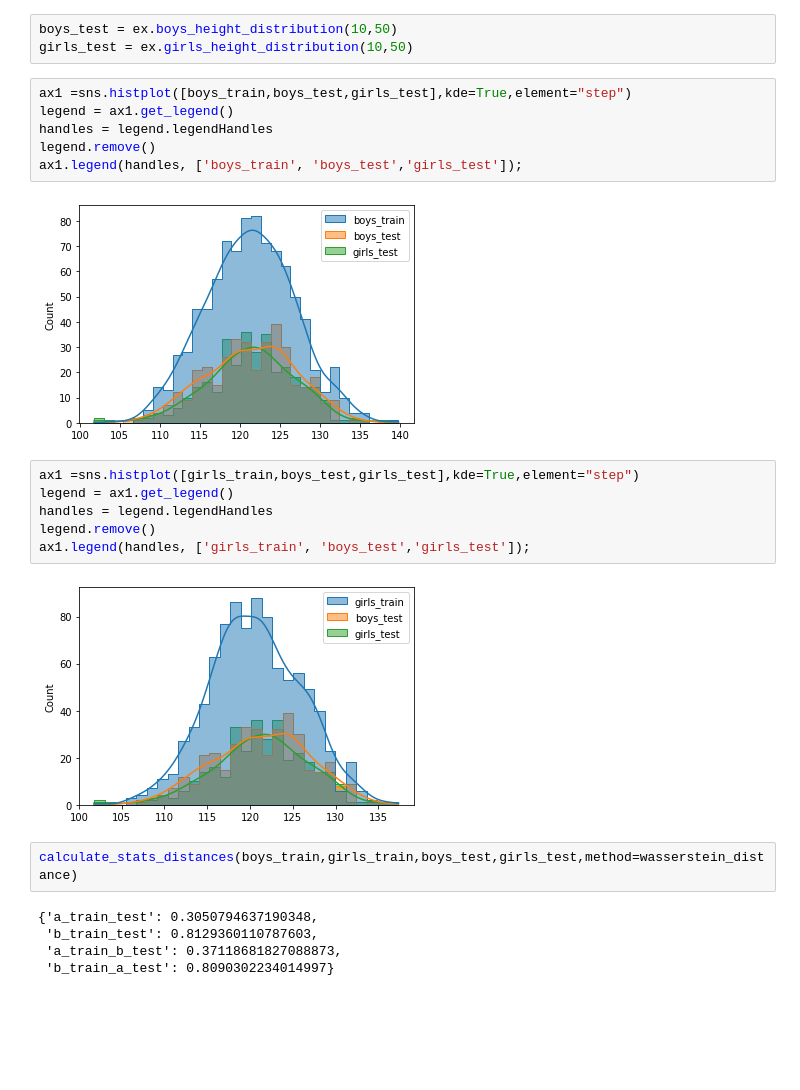
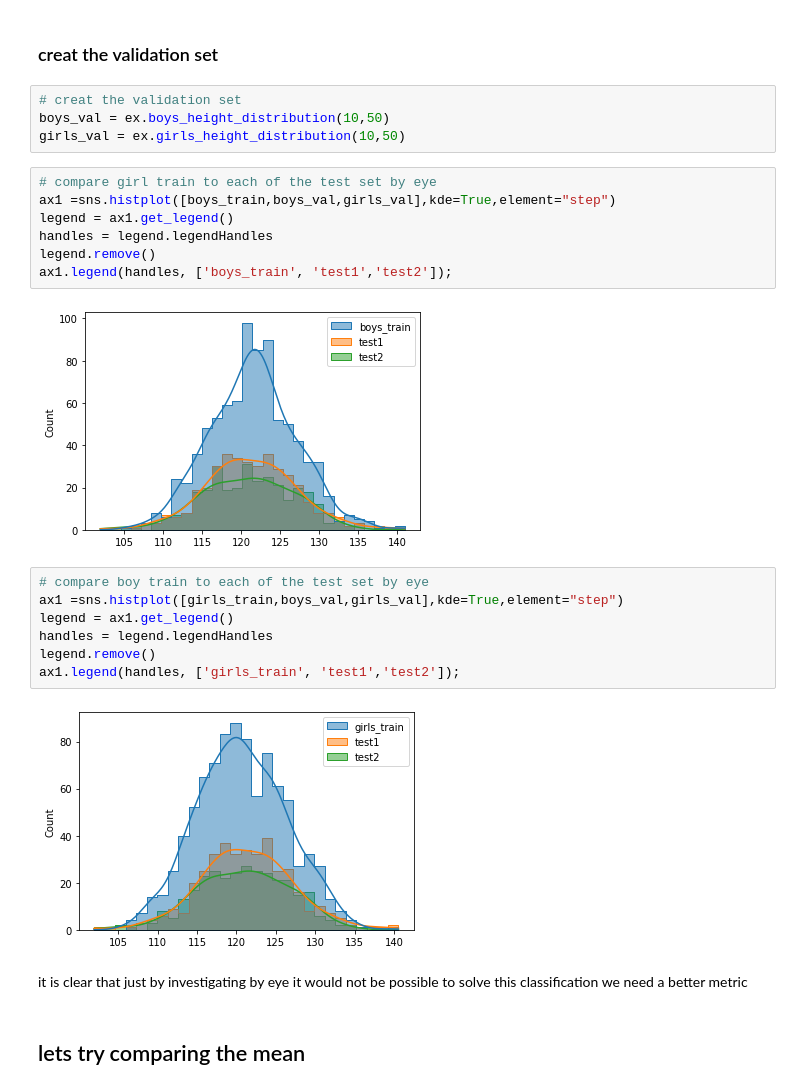
Before and after one commit to FarhadManiCodes/statistical-tests-two_distribution, a Jupyter notebook: Untitled.ipynb, the cells around one changed output. Cells and saved outputs as stored; diff of their text form; blank space fills up the shorter version.

Commit message:
finalize the test to be used

```diff
--- a/Untitled.ipynb
+++ b/Untitled.ipynb
@@ -34,26 +41,28 @@ plt.show()
+# %% [markdown]
+### creat the validation set
 # %%
-boys_test = ex.boys_height_distribution(10,50)
-girls_test = ex.girls_height_distribution(10,50)
+# creat the validation set
+boys_val = ex.boys_height_distribution(10,50)
+girls_val = ex.girls_height_distribution(10,50)
 # %%
-ax1 =sns.histplot([boys_train,boys_test,girls_test],kde=True,element="step")
+# compare girl train to each of the test set by eye
+ax1 =sns.histplot([boys_train,boys_val,girls_val],kde=True,element="step")
 legend = ax1.get_legend()
 handles = legend.legendHandles
 legend.remove()
-ax1.legend(handles, ['boys_train', 'boys_test','girls_test']);
+ax1.legend(handles, ['boys_train', 'test1','test2']);
 # %% [output]
-[figure, old version]
+[figure, new version]
 # %%
-ax1 =sns.histplot([girls_train,boys_test,girls_test],kde=True,element="step")
+# compare boy train to each of the test set by eye
+ax1 =sns.histplot([girls_train,boys_val,girls_val],kde=True,element="step")
 legend = ax1.get_legend()
 handles = legend.legendHandles
 legend.remove()
-ax1.legend(handles, ['girls_train', 'boys_test','girls_test']);
+ax1.legend(handles, ['girls_train', 'test1','test2']);
 # %% [output]
-[figure, old version]
+[figure, new version]
-# %%
-calculate_stats_distances(boys_train,girls_train,boys_test,girls_test,method=wasserstein_distance)
-# %% [output]
-{'a_train_test': 0.3050794637190348,
- 'b_train_test': 0.8129360110787603,
- 'a_train_b_test': 0.37118681827088873,
- 'b_train_a_test': 0.8090302234014997}
+# %% [markdown]
+it is clear that just by investigating by eye it would not be possible to solve this classification we need a better metric
+# %% [markdown]
+## lets try comparing the mean
```
Also changed, not shown: parts of 22 cells of this notebook, 2 other files.
